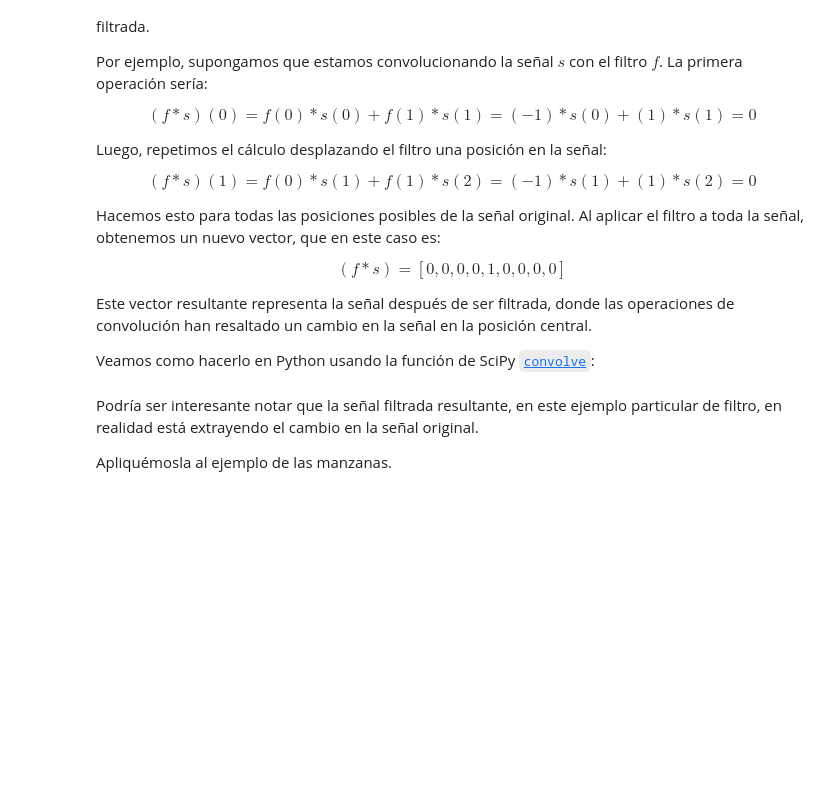
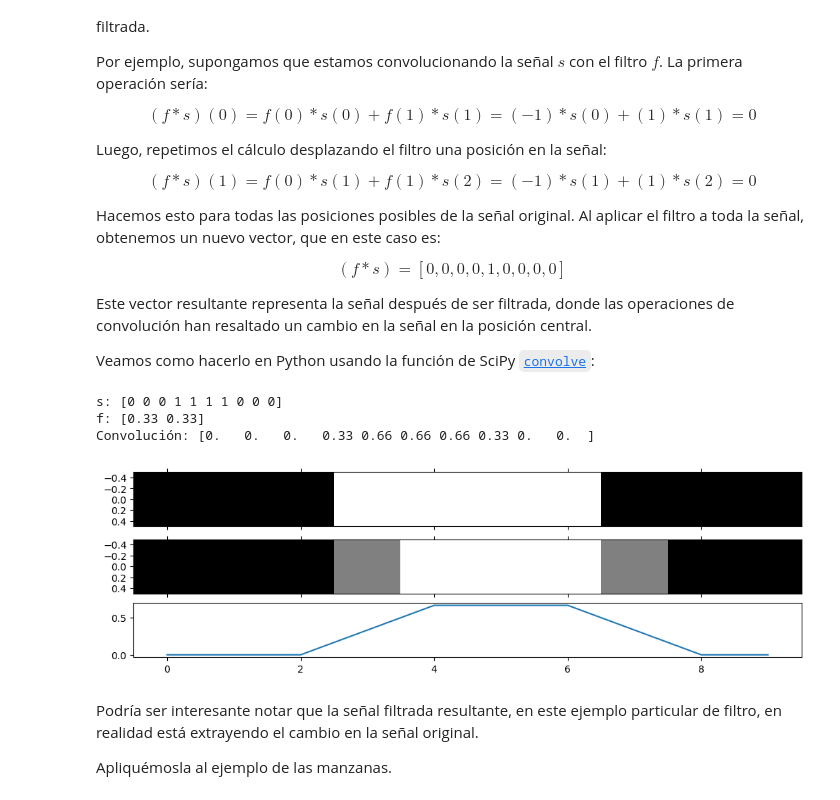
Before and after one commit to MaestriaCienciasCognitivas/ncc, a Jupyter notebook: book/notebooks/S7_Cuaderno6.ipynb, the cells around one changed output. Cells and saved outputs as stored; diff of their text form; code cells hidden in the pictures; blank space fills up the shorter version.

```diff
--- a/book/notebooks/S7_Cuaderno6.ipynb
+++ b/book/notebooks/S7_Cuaderno6.ipynb
@@ -169,22 +160,27 @@ Este vector resultante representa la señal después de ser filtrada, donde las
 
 Veamos como hacerlo en Python usando la función de SciPy [`convolve`](https://docs.scipy.org/doc/scipy/reference/generated/scipy.signal.convolve.html):
 # %%
-s = np.array([0, 0, 0, 0, 0, 1, 1, 1, 1, 1])
-f = np.array([-1, 1])
-convolucion = -sp.signal.convolve(s, f, mode='same')
+s = np.array([0, 0, 0, 1, 1, 1, 1, 0, 0, 0])
+f = np.array([0.33, 0.33])
+convolucion = sp.signal.convolve(s, f, mode='same')
 
 # Graficamos la matriz s y el resultado de la convolución
 fig, (ax1, ax2, ax3) = plt.subplots(3, 1, sharex=True, layout='constrained', height_ratios=[1, 1, 1], figsize=(10, 3))
 
 ax1.matshow(s.reshape(1, s.shape[0]), cmap="gray",  vmin=0, vmax=1, aspect='auto')
 
 ax2.matshow(convolucion.reshape(1, convolucion.shape[0]), cmap="gray", aspect='auto')
 
 ax3.plot(convolucion)
 
 print(f"s: {s}")
 print(f"f: {f}")
 print(f"Convolución: {convolucion}")
+# %% [output]
+s: [0 0 0 1 1 1 1 0 0 0]
+f: [0.33 0.33]
+Convolución: [0.   0.   0.   0.33 0.66 0.66 0.66 0.33 0.   0.  ]
+[figure, added]
 # %% [markdown]
 Podría ser interesante notar que la señal filtrada resultante, en este ejemplo particular de filtro, en realidad está extrayendo el cambio en la señal original.
 
```
Also changed, not shown: parts of 6 cells of this notebook.
